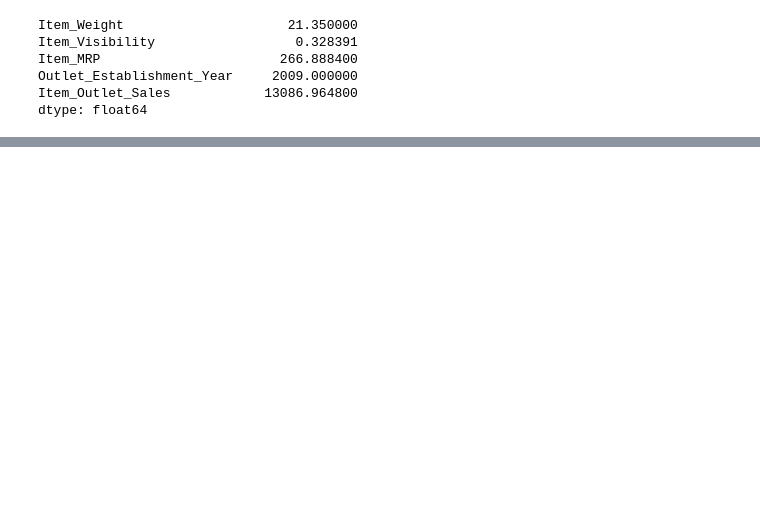
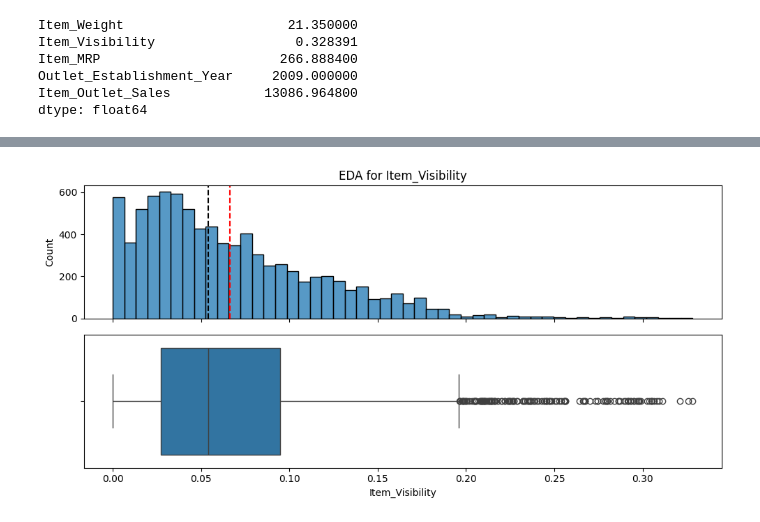
Before and after one commit to InesBouker/sales-predictions, a Jupyter notebook: Untitled4.ipynb, the cells around one changed output, grey strips where cells are left out. Saved outputs shown, nothing was run; the diff lists cells and outputs as text; code cells hidden in the pictures; blank space fills up the shorter version.

```diff
--- a/Untitled4.ipynb
+++ b/Untitled4.ipynb
@@ -220,0 +265,4 @@ dtype: float64
+# %%
+plot_numeric(df,'Item_Visibility')
+# %% [output]
+[figure, added]
```
Also changed, not shown: parts of 22 cells of this notebook.
